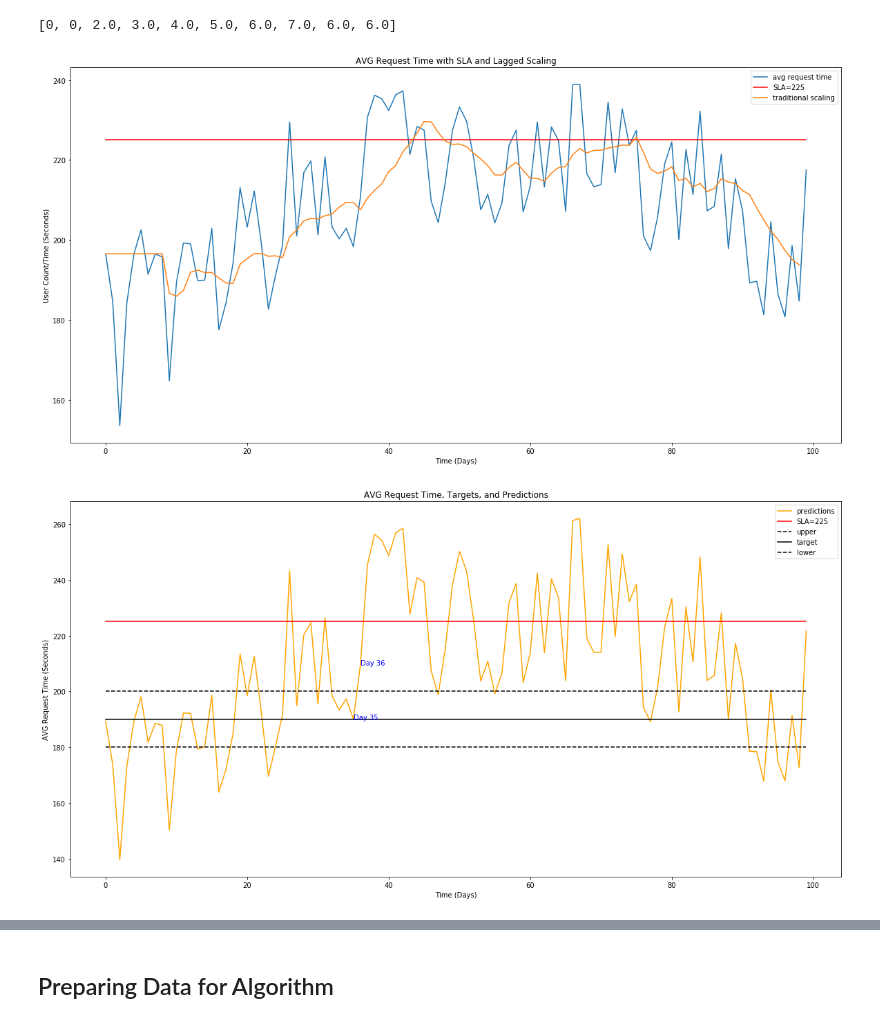
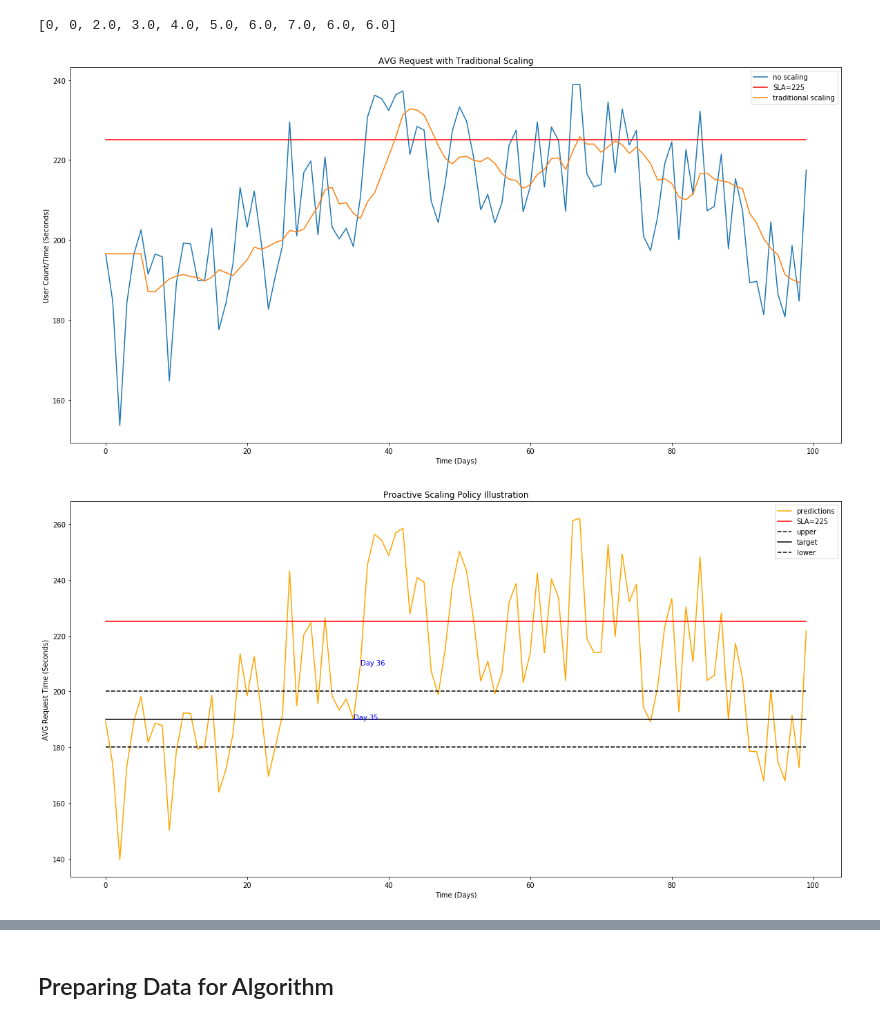
Before and after one commit to RajneeshVerma/MS-Dev-Day-Nov-2019, a Jupyter notebook: data/log_demo.ipynb, the cells around one changed output, grey strips where cells are left out. Drawn from its saved outputs; the diff is of its cells as text; code cells hidden in the pictures.

Commit message:
quick plot update

```diff
--- a/data/log_demo.ipynb
+++ b/data/log_demo.ipynb
@@ -100,23 +100,23 @@ print(moving_avg(l, 5, method='centered'))
 # %%
 from sklearn.preprocessing import MinMaxScaler
 import numpy as np
 
 sla = 225
 times = y[:100]
-lagged = moving_avg(times, window=10, method='lookforward')
+trad = moving_avg(times, window=7, method='lookforward')
 
 fig = plt.figure(figsize=(20,10))
-plt.title('AVG Request Time with SLA and Lagged Scaling')
+plt.title('AVG Request with Traditional Scaling')
 plt.xlabel('Time (Days)')
 plt.ylabel('User Count/Time (Seconds)')
-plt.plot(times, label='avg request time')
+plt.plot(times, label='no scaling')
 plt.plot([sla for i in range(len(times))], label='SLA=' + str(sla), color='red')
-plt.plot(lagged, label='traditional scaling')
+plt.plot(trad, label='traditional scaling')
 plt.legend()
 #plt.savefig('traditional_scaling.png', bbox_inches='tight')
 plt.show()
 # %% [output]
-[figure, old version]
+[figure, new version]
 # %%
 from sklearn.preprocessing import MinMaxScaler
 import numpy as np
@@ -128,7 +128,7 @@ threshold = 10
 predictions = model.predict(x[:100])
 
 fig = plt.figure(figsize=(20,10))
-plt.title('AVG Request Time, Targets, and Predictions')
+plt.title('Proactive Scaling Policy Illustration')
 plt.xlabel('Time (Days)')
 plt.ylabel('AVG Request Time (Seconds)')
 plt.plot(predictions, label='predictions', color='orange')
@@ -142,7 +142,7 @@ plt.legend()
 plt.savefig('proactive_scaling_policy.png', bbox_inches='tight')
 plt.show()
 # %% [output]
-[figure, old version]
+[figure, new version]
 # %%
 from sklearn.preprocessing import MinMaxScaler
 import numpy as np
```
Also changed, not shown: parts of 1 cell of this notebook, 2 other files.
